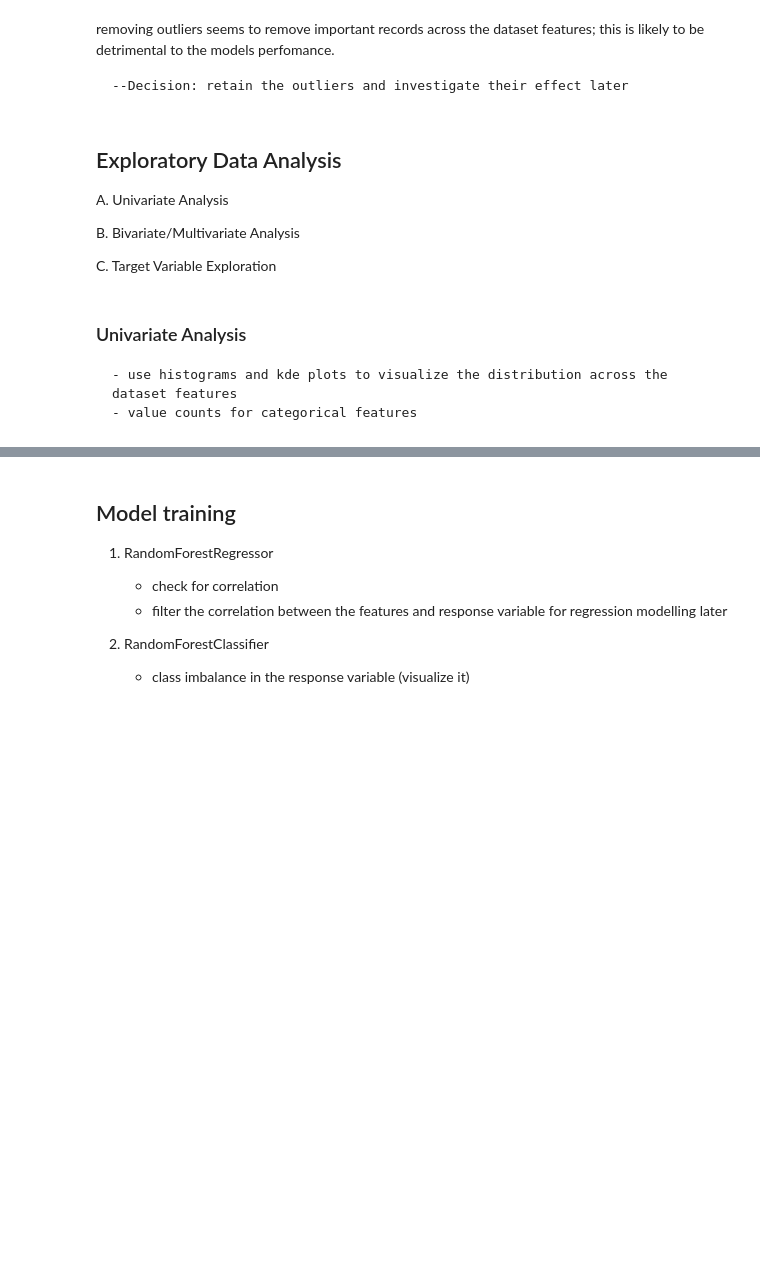
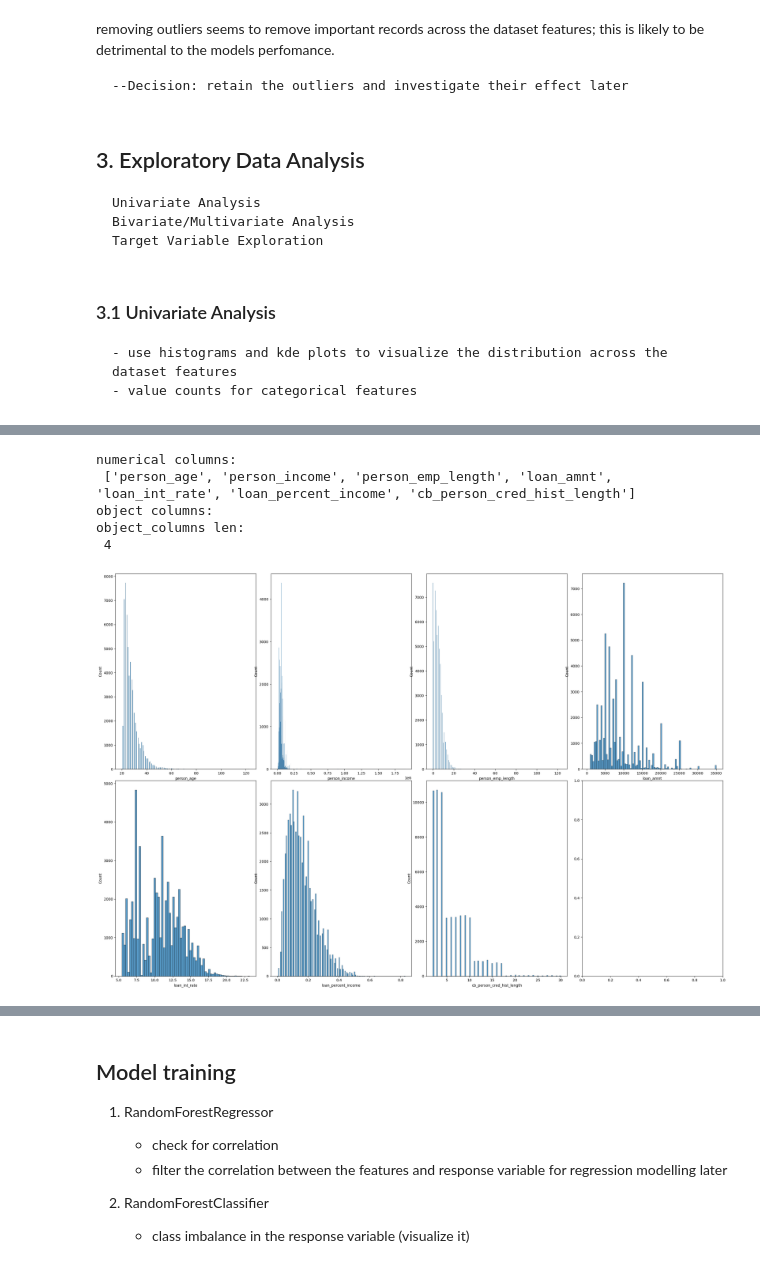
Before and after one commit to Morris-mk/Loan_Approval_Predictor, a Jupyter notebook: project.ipynb, the cells around one changed output, grey strips where cells are left out. Drawn from its saved outputs; the diff is of its cells as text; code cells hidden in the pictures; blank space fills up the shorter version.

Commit message:
exploration done, preprocesing in progress

```diff
--- a/project.ipynb
+++ b/project.ipynb
@@ -168,14 +164,12 @@ removing outliers seems to remove important records across the dataset features;
 
     --Decision: retain the outliers and investigate their effect later
 # %% [markdown]
-## Exploratory Data Analysis
-A. Univariate Analysis
-
-B. Bivariate/Multivariate Analysis
-
-C. Target Variable Exploration
+## 3. Exploratory Data Analysis
+    Univariate Analysis
+    Bivariate/Multivariate Analysis
+    Target Variable Exploration
 # %% [markdown]
-### Univariate Analysis
+### 3.1 Univariate Analysis
     - use histograms and kde plots to visualize the distribution across the dataset features
     - value counts for categorical features
 # %%
@@ -191,3 +185,38 @@ round(train.describe().T, 2)
 | loan_percent_income | 58645.0 | 0.16 | 0.09 | 0.00 | 0.09 | 0.14 | 0.21 | 0.83 |
 | cb_person_cred_hist_length | 58645.0 | 5.81 | 4.03 | 2.00 | 3.00 | 4.00 | 8.00 | 30.00 |
 | loan_status | 58645.0 | 0.14 | 0.35 | 0.00 | 0.00 | 0.00 | 0.00 | 1.00 |
+# %%
+print('numerical columns:\n', numerical_columns )
+
+print('object columns:')
+object_columns = [ col for col in train.select_dtypes(include= 'object') ]
+
+print('object_columns len:\n', len(object_columns))
+# %% [output]
+numerical columns:
+ ['person_age', 'person_income', 'person_emp_length', 'loan_amnt', 'loan_int_rate', 'loan_percent_income', 'cb_person_cred_hist_length']
+object columns:
+object_columns len:
+ 4
+# %%
+# create histograms of each numeric column
+fig, axs = plt.subplots(2, 4, figsize = (24, 24))
+fig.subplots_adjust(hspace=3, wspace=2.5)
+axs = axs.flatten()
+plt.tight_layout()
+
+
+# function to plot
+def create_histograms(data, numerical_columns):
+    #loop through the numerical columns and plot hist
+    for index, col in enumerate(numerical_columns):
+        if index < len(axs):
+            sns.histplot(data[col], ax=axs[index] )
+            #axs[index].set_title(f'Hist for {col}')
+        else:
+            break
+    plt.show()
+
+create_histograms(train, numerical_columns)
+# %% [output]
+[figure, added]
```
Also changed, not shown: parts of 26 cells of this notebook.
